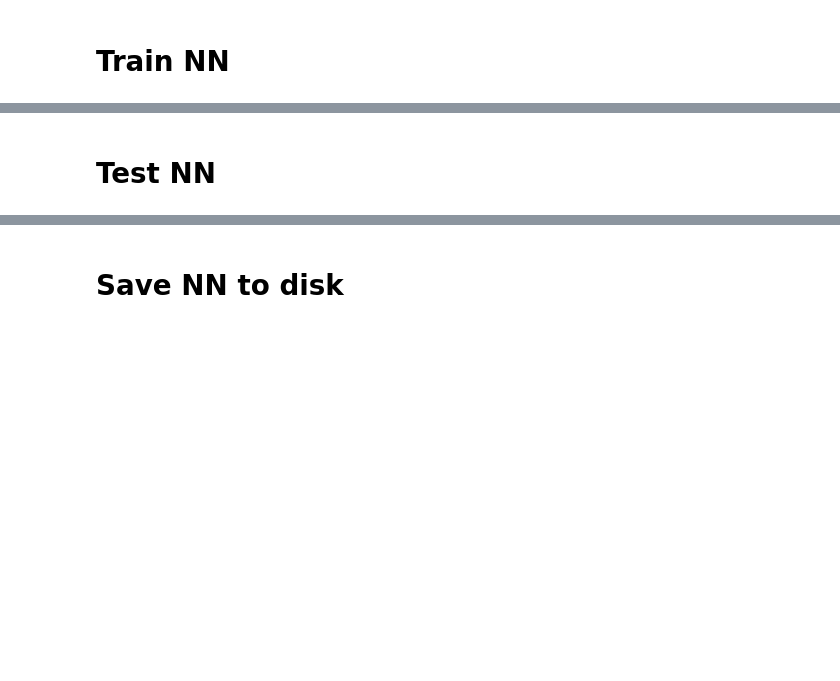
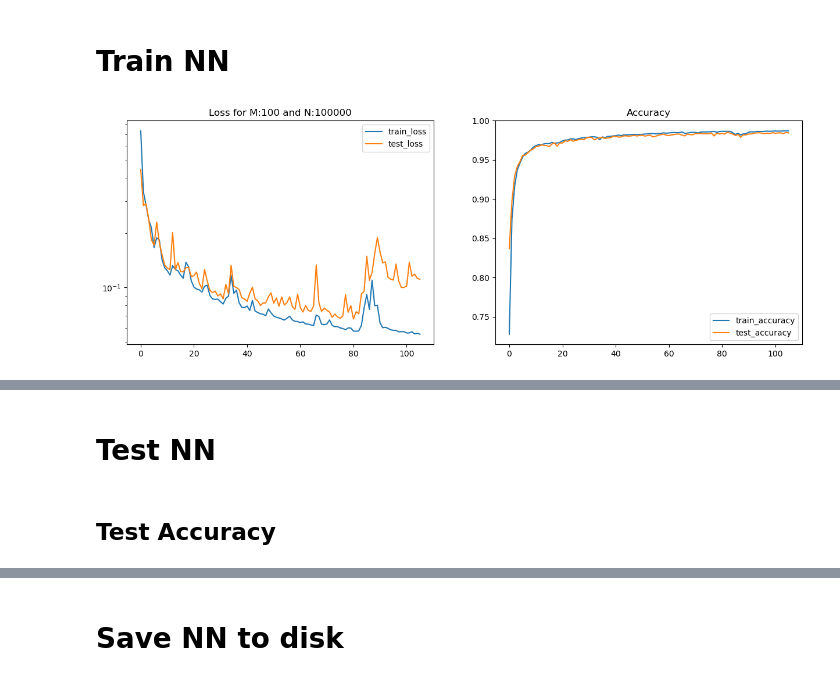
Before and after one commit to a-trigui/ximinf, a Jupyter notebook: notebooks/2_nn_train.ipynb, the cells around one changed output, grey strips where cells are left out. Cells and saved outputs as stored; diff of their text form; code cells hidden in the pictures; blank space fills up the shorter version.

Commit message:
Functional training and new file for testing the NN in progress

```diff
--- a/notebooks/2_nn_train.ipynb
+++ b/notebooks/2_nn_train.ipynb
@@ -60,0 +90,12 @@ print(f"The file contains {N} samples of size {M}")
+# %%
+key, lhs_key = jax.random.split(key)
+lhs_false = nntr.lhs_jax(lhs_key, 3, N)
+false_alpha = bounds['alpha']['min'] + (bounds['alpha']['max'] - bounds['alpha']['min']) * lhs_false[:, 0]
+false_beta = bounds['beta']['min'] + (bounds['beta']['max'] - bounds['beta']['min']) * lhs_false[:, 1]
+false_magabs = bounds['magabs']['min'] + (bounds['magabs']['max'] - bounds['magabs']['min']) * lhs_false[:, 2]
+
+key, label_key = jax.random.split(key)
+label_mask = jax.random.uniform(label_key, (N,)) > 0.5
+alpha_masked = jnp.where(label_mask, alpha, false_alpha)
+beta_masked = jnp.where(label_mask, beta, false_beta)
+magabs_masked = jnp.where(label_mask, magabs, false_magabs)
@@ -62,11 +130,13 @@ print(f"The file contains {N} samples of size {M}")
 # Build a neural network
 # %%
 # Define the size of the different network layers
-Nsize_p = 2*M
-Nsize_r = 20*M
+# Nsize_p = 2*M
+# Nsize_r = 20*M
+Nsize_p = 128
+Nsize_r = 2048
 phi_batch = 1
 
-model = nnt.DeepSetClassifier(0.05, Nsize_p, Nsize_r, phi_batch, rngs=nnx.Rngs(0))
+model = nntr.DeepSetClassifier(0.05, Nsize_p, Nsize_r, phi_batch, rngs=nnx.Rngs(0))
 
 # Visualize the model structure
 nnx.display(model)
@@ -89,10 +162,9 @@ optimizer = nnx.Optimizer(model, optax.adamw(learning_rate_schedule, momentum))
 # Train NN
 # %%
 # Early stopping parameters
-patience = 20 # Number of epochs to wait for improvement
+patience = 30 # Number of epochs to wait for improvement
 epochs = 1000 # Maximum number of epochs
 
-# batch_size = N//200 # Number of samples per batch
 batch_size = 1000
 
 # Initialise stopping criteria
@@ -104,77 +176,79 @@ model.train()
 for epoch in range(epochs):
     # Shuffle the training data using JAX.
     key, subkey = jax.random.split(key)
-    perm = jax.random.permutation(subkey, len(train_data_gpu))
-    train_data_gpu = train_data_gpu[perm]
-    train_labels_gpu = train_labels_gpu[perm]
+    perm = jax.random.permutation(subkey, len(train_data))
+    train_data = train_data[perm]
+    train_labels = train_labels[perm]
     del perm
 
     epoch_train_loss = 0
     epoch_train_accuracy = 0
 
-    for i in range(0, len(train_data_gpu), batch_size):
+    for i in range(0, len(train_data), batch_size):
         # Get the current batch of data and labels
-        batch_data = train_data_gpu[i:i+batch_size]
-        batch_labels = train_labels_gpu[i:i+batch_size]
+        batch_data = train_data[i:i+batch_size]
+        batch_labels = train_labels[i:i+batch_size]
 
         # Perform a training step
-        loss, _ = nnt.loss_fn(model, (batch_data, batch_labels))
-        accuracy = nnt.accuracy_fn(model, (batch_data, batch_labels))
+        loss, _ = nntr.loss_fn(model, (batch_data, batch_labels))
+        accuracy = nntr.accuracy_fn(model, (batch_data, batch_labels))
         epoch_train_loss += loss
         epoch_train_accuracy += accuracy
-        nnt.train_step(model, optimizer, (batch_data, batch_labels))
+        nntr.train_step(model, optimizer, (batch_data, batch_labels))
 
     # Log the training metrics.
-    current_train_loss = epoch_train_loss / (len(train_data_gpu) / batch_size)
+    current_train_loss = epoch_train_loss / (len(train_data) / batch_size)
     metrics_history['train_loss'].append(current_train_loss)
-    metrics_history['train_accuracy'].append(epoch_train_accuracy/(len(train_data_gpu) / batch_size))
+    metrics_history['train_accuracy'].append(epoch_train_accuracy/(len(train_data) / batch_size))
 
     epoch_test_loss = 0
     epoch_test_accuracy = 0
 
     # Compute the metrics on the test set using the same batching as training
-    for i in range(0, len(test_data_gpu), batch_size):
-        batch_data = test_data_gpu[i:i+batch_size]
-        batch_labels = test_labels_gpu[i:i+batch_size]
+    for i in range(0, len(test_data), batch_size):
+        batch_data = test_data[i:i+batch_size]
+        batch_labels = test_labels[i:i+batch_size]
 
-        loss, _ = nnt.loss_fn(model, (batch_data, batch_labels))
-        accuracy = nnt.accuracy_fn(model, (batch_data, batch_labels))
+        loss, _ = nntr.loss_fn(model, (batch_data, batch_labels))
+        accuracy = nntr.accuracy_fn(model, (batch_data, batch_labels))
         epoch_test_loss += loss
         epoch_test_accuracy += accuracy
 
     # Log the test metrics.
-    current_test_loss = epoch_test_loss / (len(test_data_gpu) / batch_size)
+    current_test_loss = epoch_test_loss / (len(test_data) / batch_size)
     metrics_history['test_loss'].append(current_test_loss)
-    metrics_history['test_accuracy'].append(epoch_test_accuracy/ (len(test_data_gpu) / batch_size))
+    metrics_history['test_accuracy'].append(epoch_test_accuracy/ (len(test_data) / batch_size))
 
     # Early Stopping Check
     if current_test_loss < best_test_loss:
         best_test_loss = current_test_loss  # Update best test loss
         strikes = 0
     elif current_train_loss >= best_train_loss:
         strikes = 0
     elif current_test_loss > best_test_loss and current_train_loss < best_train_loss:
         strikes +=1
     elif current_train_loss < best_train_loss:
         best_train_loss = current_train_loss # Update best train loss
 
     if strikes >= patience:
         print(f"\n Early stopping at epoch {epoch+1} due to {patience} consecutive increases in loss gap \n")
         break
 
     if epoch%5 == 0:
         #Plot loss and accuracy in subplots
         clear_output(wait=True) # Clear the output to avoid cluttering
 
         fig, (ax1, ax2) = plt.subplots(1, 2, figsize=(15, 5))
         ax1.set_title(f'Loss for M:{M} and N:{N}')
         for dataset in ('train', 'test'):
             ax1.plot(metrics_history[f'{dataset}_loss'], label=f'{dataset}_loss')
             ax1.legend()
             ax1.set_yscale("log")
 
         ax2.set_title('Accuracy')
         for dataset in ('train', 'test'):
             ax2.plot(metrics_history[f'{dataset}_accuracy'], label=f'{dataset}_accuracy')
             ax2.legend()
         plt.show()
+# %% [output]
+[figure, added]
@@ -181,5 +256,7 @@ for epoch in range(epochs):
 # %% [markdown]
 # Test NN
+# %% [markdown]
+## Test Accuracy
 # %%
 model.eval()  # disable dropout, etc.
 
```
Also changed, not shown: parts of 22 cells of this notebook, 4 other files.
